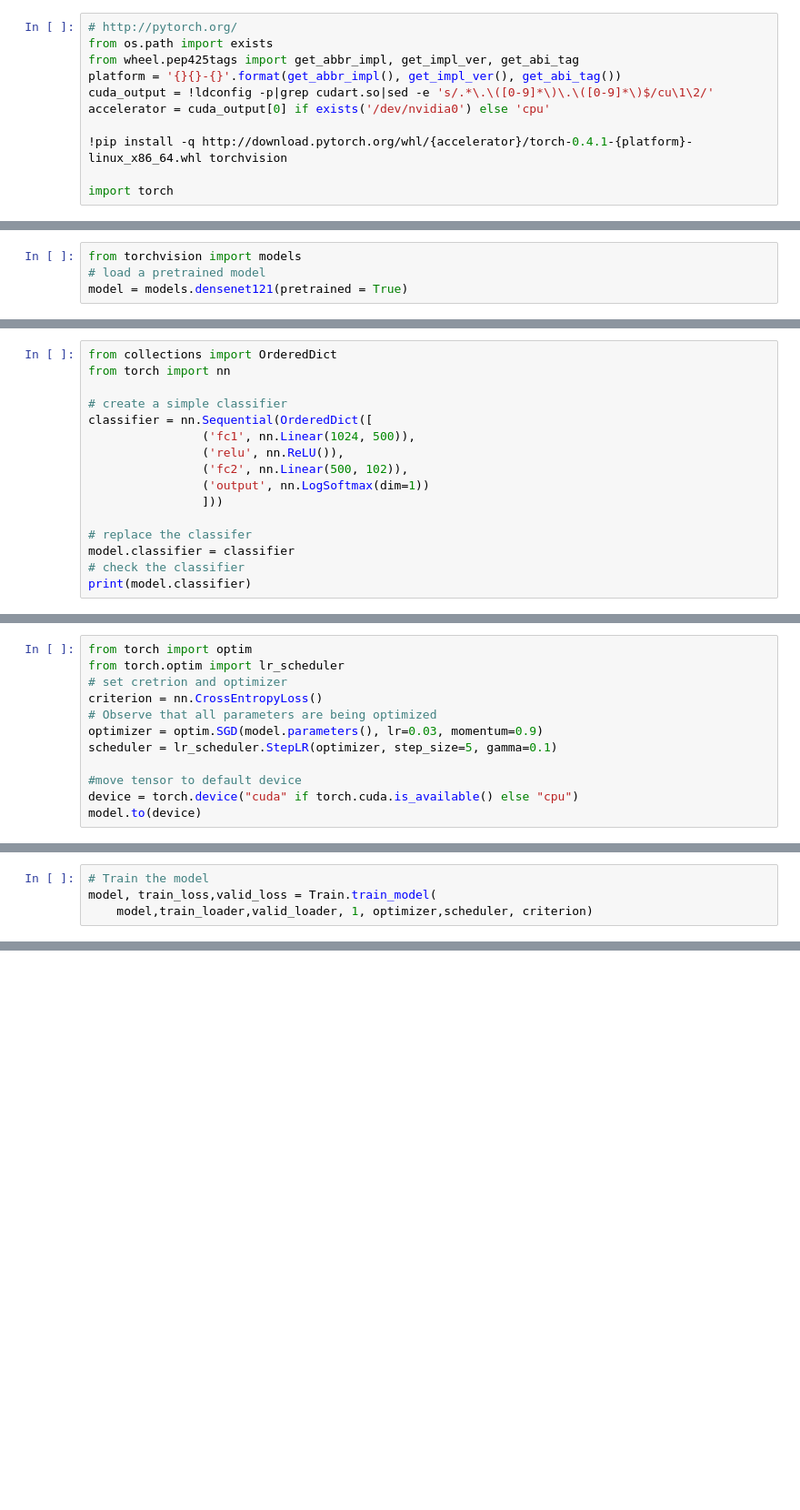
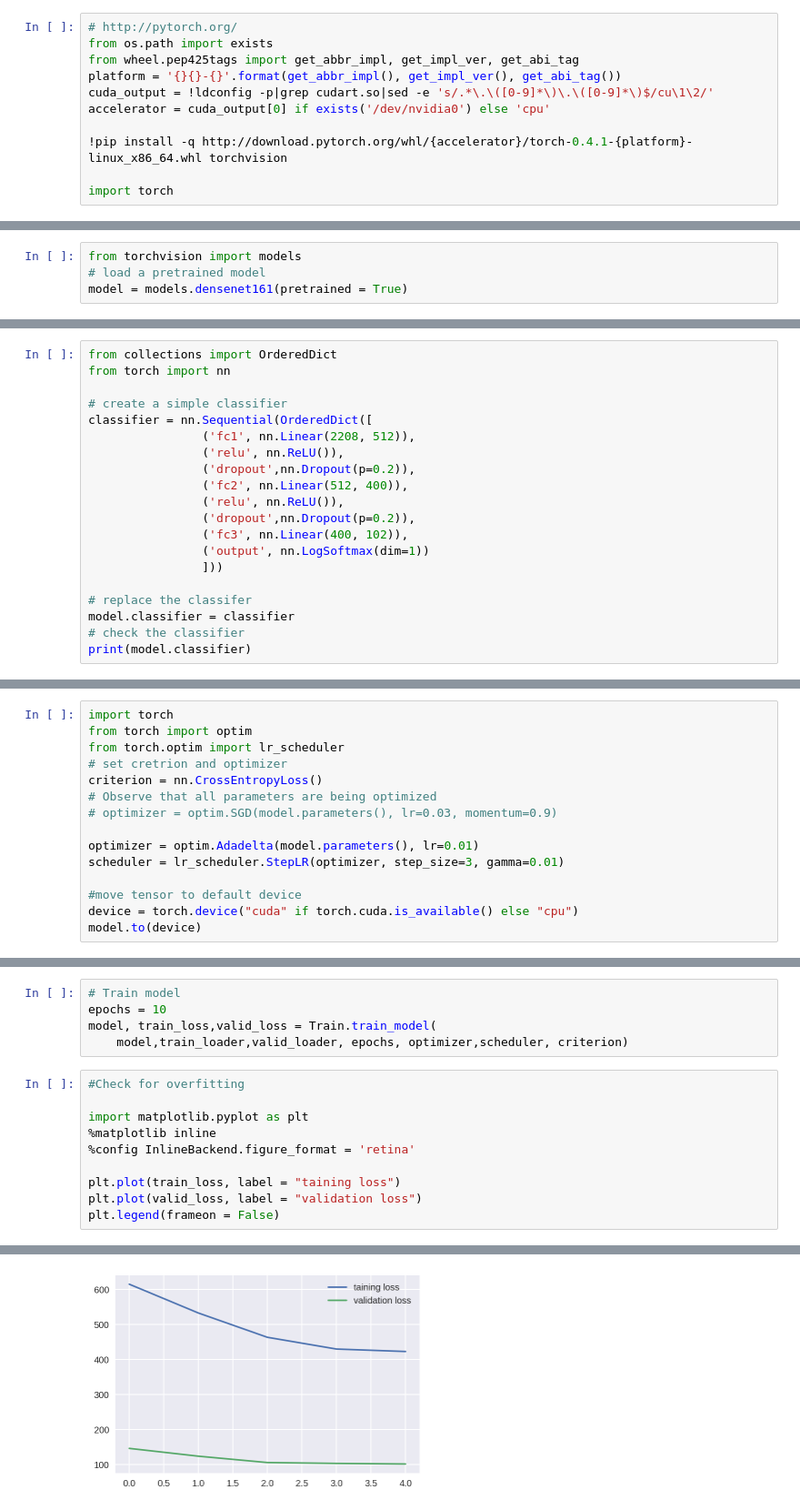
Before and after one commit to Iamsdt/UdacityPyTorch, a Jupyter notebook: src/notebook/final/Flower4.ipynb, the cells around one changed output, grey strips where cells are left out. Shown at 91% size. Saved outputs shown, nothing was run; the diff lists cells and outputs as text; blank space fills up the shorter version.

```diff
--- a/src/notebook/final/Flower4.ipynb
+++ b/src/notebook/final/Flower4.ipynb
@@ -66,4 +81,4 @@ train_loader, valid_loader, test_loader = Train.prepare_loader(data_dir,transfor
 # %%
 from torchvision import models
 # load a pretrained model
-model = models.densenet121(pretrained = True)
+model = models.densenet161(pretrained = True)
@@ -73,9 +97,13 @@ from torch import nn
 
 # create a simple classifier
 classifier = nn.Sequential(OrderedDict([
-                ('fc1', nn.Linear(1024, 500)),
+                ('fc1', nn.Linear(2208, 512)),
                 ('relu', nn.ReLU()),
-                ('fc2', nn.Linear(500, 102)),
+                ('dropout',nn.Dropout(p=0.2)),
+                ('fc2', nn.Linear(512, 400)),
+                ('relu', nn.ReLU()),
+                ('dropout',nn.Dropout(p=0.2)),
+                ('fc3', nn.Linear(400, 102)),
                 ('output', nn.LogSoftmax(dim=1))
                 ]))
 
@@ -86,11 +123,14 @@ print(model.classifier)
 # %%
+import torch
 from torch import optim
 from torch.optim import lr_scheduler
 # set cretrion and optimizer
 criterion = nn.CrossEntropyLoss()
 # Observe that all parameters are being optimized
-optimizer = optim.SGD(model.parameters(), lr=0.03, momentum=0.9)
-scheduler = lr_scheduler.StepLR(optimizer, step_size=5, gamma=0.1)
+# optimizer = optim.SGD(model.parameters(), lr=0.03, momentum=0.9)
+
+optimizer = optim.Adadelta(model.parameters(), lr=0.01)
+scheduler = lr_scheduler.StepLR(optimizer, step_size=3, gamma=0.01)
 
 #move tensor to default device
 device = torch.device("cuda" if torch.cuda.is_available() else "cpu")
@@ -101,4 +146,16 @@ for param in model.features.parameters():
 # %%
-# Train the model
+# Train model
+epochs = 10
 model, train_loss,valid_loss = Train.train_model(
-    model,train_loader,valid_loader, 1, optimizer,scheduler, criterion)
+    model,train_loader,valid_loader, epochs, optimizer,scheduler, criterion)
+# %%
+#Check for overfitting
+
+import matplotlib.pyplot as plt
+%matplotlib inline
+%config InlineBackend.figure_format = 'retina'
+
+plt.plot(train_loss, label = "taining loss")
+plt.plot(valid_loss, label = "validation loss")
+plt.legend(frameon = False)
+# %% [output]
@@ -104,0 +163 @@ model, train_loss,valid_loss = Train.train_model(
+[figure, added]
```
Also changed, not shown: parts of 14 cells of this notebook.
